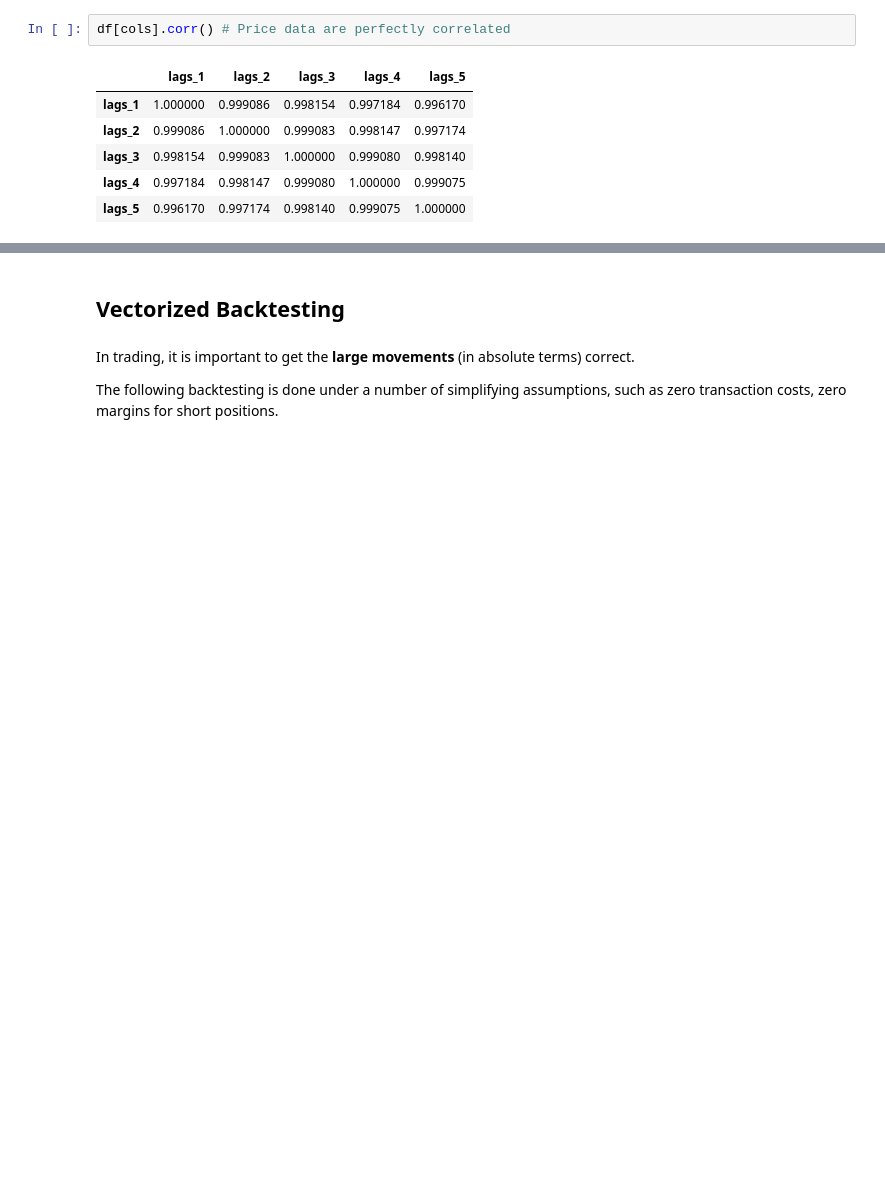
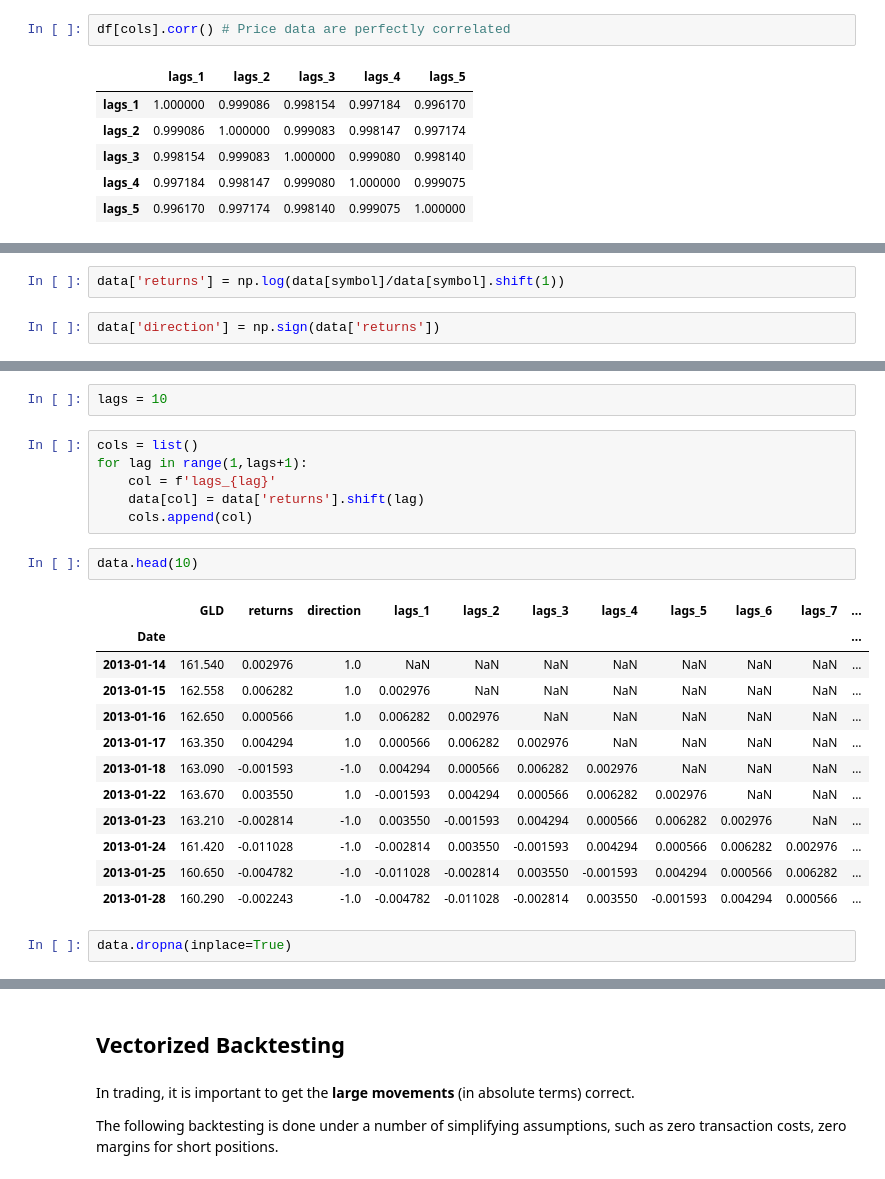
Before and after one commit to Deepa-Nav/Trading_strategy, a Jupyter notebook: Yves_Kilpisch_OLS_Regression_Trading Strategy/1_vectorized_backtesting_OLS.ipynb, the cells around one changed output, grey strips where cells are left out. Saved outputs shown, nothing was run; the diff lists cells and outputs as text; blank space fills up the shorter version.

```diff
--- a/Yves_Kilpisch_OLS_Regression_Trading Strategy/1_vectorized_backtesting_OLS.ipynb
+++ b/Yves_Kilpisch_OLS_Regression_Trading Strategy/1_vectorized_backtesting_OLS.ipynb
@@ -137,0 +148,4 @@ We want to use **historical returns** to predict the **direction of next days ma
+# %%
+data['returns'] = np.log(data[symbol]/data[symbol].shift(1))
+# %%
+data['direction'] = np.sign(data['returns'])
@@ -137,0 +167,25 @@ We want to use **historical returns** to predict the **direction of next days ma
+# %%
+lags = 10
+# %%
+cols = list()
+for lag in range(1,lags+1):
+    col = f'lags_{lag}'
+    data[col] = data['returns'].shift(lag)
+    cols.append(col)
+# %%
+data.head(10)
+# %% [output]
+|  | GLD | returns | direction | lags_1 | lags_2 | lags_3 | lags_4 | lags_5 | lags_6 | lags_7 | ... |
+| Date |  |  |  |  |  |  |  |  |  |  | ... |
+| 2013-01-14 | 161.540 | 0.002976 | 1.0 | NaN | NaN | NaN | NaN | NaN | NaN | NaN | ... |
+| 2013-01-15 | 162.558 | 0.006282 | 1.0 | 0.002976 | NaN | NaN | NaN | NaN | NaN | NaN | ... |
+| 2013-01-16 | 162.650 | 0.000566 | 1.0 | 0.006282 | 0.002976 | NaN | NaN | NaN | NaN | NaN | ... |
+| 2013-01-17 | 163.350 | 0.004294 | 1.0 | 0.000566 | 0.006282 | 0.002976 | NaN | NaN | NaN | NaN | ... |
+| 2013-01-18 | 163.090 | -0.001593 | -1.0 | 0.004294 | 0.000566 | 0.006282 | 0.002976 | NaN | NaN | NaN | ... |
+| 2013-01-22 | 163.670 | 0.003550 | 1.0 | -0.001593 | 0.004294 | 0.000566 | 0.006282 | 0.002976 | NaN | NaN | ... |
+| 2013-01-23 | 163.210 | -0.002814 | -1.0 | 0.003550 | -0.001593 | 0.004294 | 0.000566 | 0.006282 | 0.002976 | NaN | ... |
+| 2013-01-24 | 161.420 | -0.011028 | -1.0 | -0.002814 | 0.003550 | -0.001593 | 0.004294 | 0.000566 | 0.006282 | 0.002976 | ... |
+| 2013-01-25 | 160.650 | -0.004782 | -1.0 | -0.011028 | -0.002814 | 0.003550 | -0.001593 | 0.004294 | 0.000566 | 0.006282 | ... |
+| 2013-01-28 | 160.290 | -0.002243 | -1.0 | -0.004782 | -0.011028 | -0.002814 | 0.003550 | -0.001593 | 0.004294 | 0.000566 | ... |
+# %%
+data.dropna(inplace=True)
```
Also changed, not shown: parts of 16 cells of this notebook.
